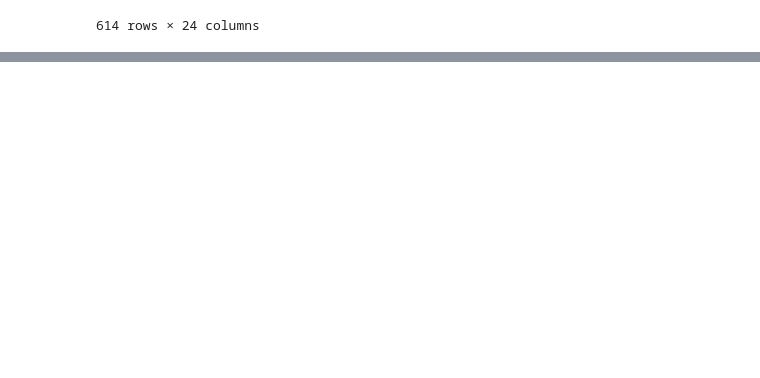
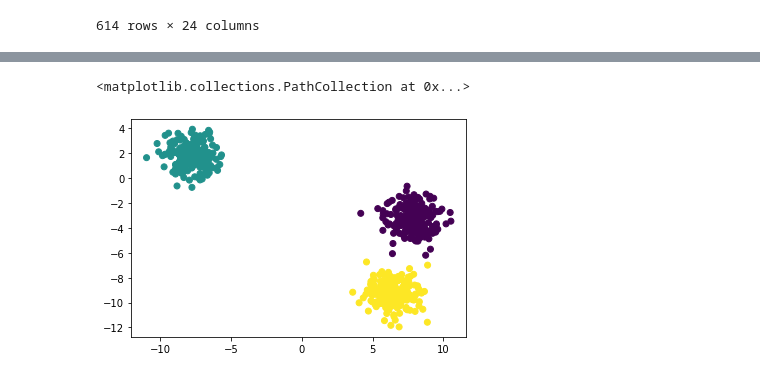
Before and after one commit to PhinyadaPhen/DWDM21, a Jupyter notebook: ProjectFinal.ipynb, the cells around one changed output, grey strips where cells are left out. Saved outputs shown, nothing was run; the diff lists cells and outputs as text; code cells hidden in the pictures; blank space fills up the shorter version.

```diff
--- a/ProjectFinal.ipynb
+++ b/ProjectFinal.ipynb
@@ -622,0 +668,5 @@ KeyError: ignored
+# %%
+plt.scatter(X[:,0],X[:,1],c=data_clust)
+# %% [output]
+<matplotlib.collections.PathCollection at 0x...>
+[figure, added]
```
Also changed, not shown: parts of 18 cells of this notebook.
